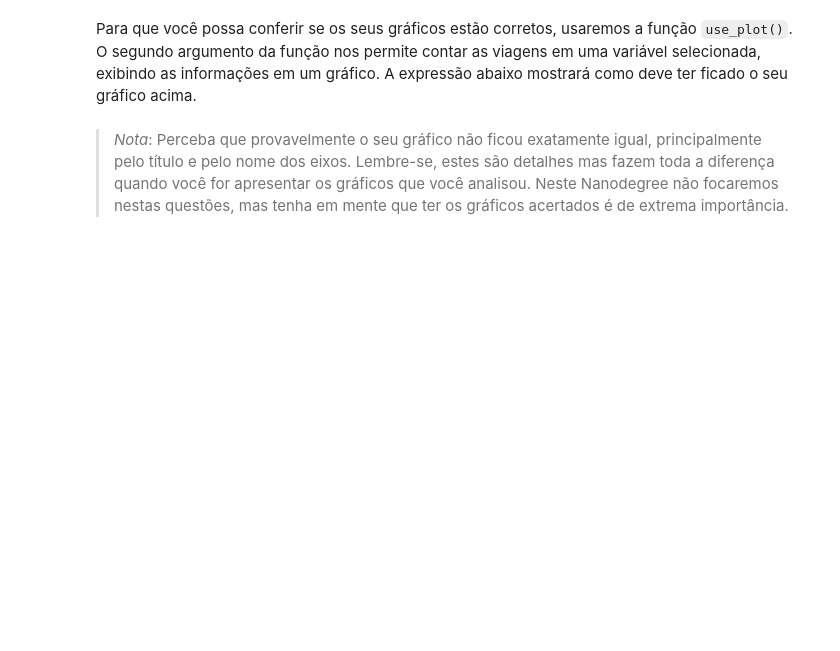
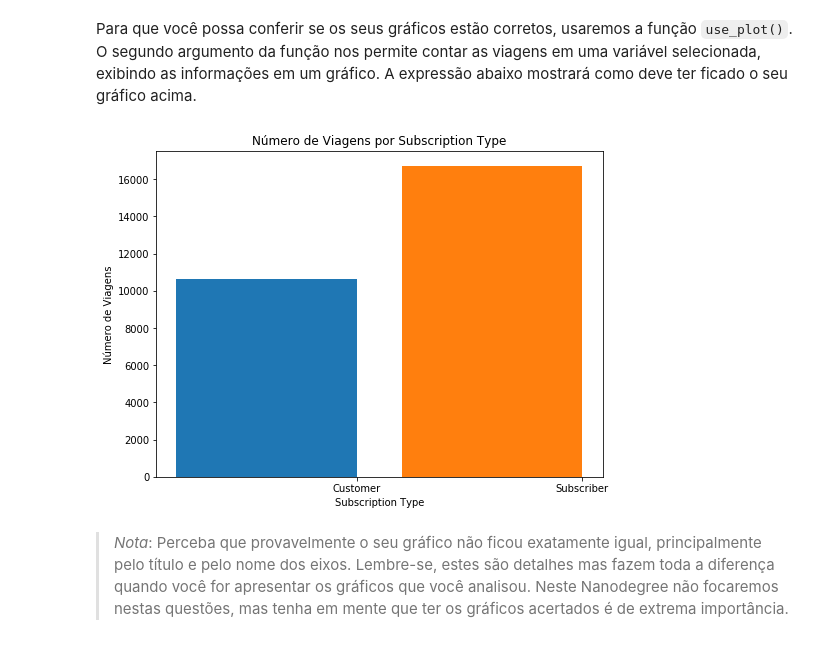
Before and after one commit to wfercosta/ndfdsi-bikeshareanalysis, a Jupyter notebook: Analise_Bay_Area_Bike_Share-NDFDSI.ipynb, the cells around one changed output. Drawn from its saved outputs; the diff is of its cells as text; code cells hidden in the pictures; blank space fills up the shorter version.

```diff
--- a/Analise_Bay_Area_Bike_Share-NDFDSI.ipynb
+++ b/Analise_Bay_Area_Bike_Share-NDFDSI.ipynb
@@ -313,7 +358,9 @@ Na caixa abaixo, faça um gráfico de viagens x tipo de subscrição do tipo bar
 Para que você possa conferir se os seus gráficos estão corretos, usaremos a função `use_plot()`. O segundo argumento da função nos permite contar as viagens em uma variável selecionada, exibindo as informações em um gráfico. A expressão abaixo mostrará como deve ter ficado o seu gráfico acima.
 # %%
 # como o seu gráfico deve ficar. Descomente a linha abaixo caso queira rodar este comando
-# usage_plot(trip_data, 'subscription_type')
+usage_plot(trip_data, 'subscription_type')
+# %% [output]
+[figure, added]
 # %% [markdown]
 >*Nota*: Perceba que provavelmente o seu gráfico não ficou exatamente igual, principalmente pelo título e pelo nome dos eixos. Lembre-se, estes são detalhes mas fazem toda a diferença quando você for apresentar os gráficos que você analisou. Neste Nanodegree não focaremos nestas questões, mas tenha em mente que ter os gráficos acertados é de extrema importância.
 # %% [markdown]
```
Also changed, not shown: parts of 13 cells of this notebook, 3 other files.
